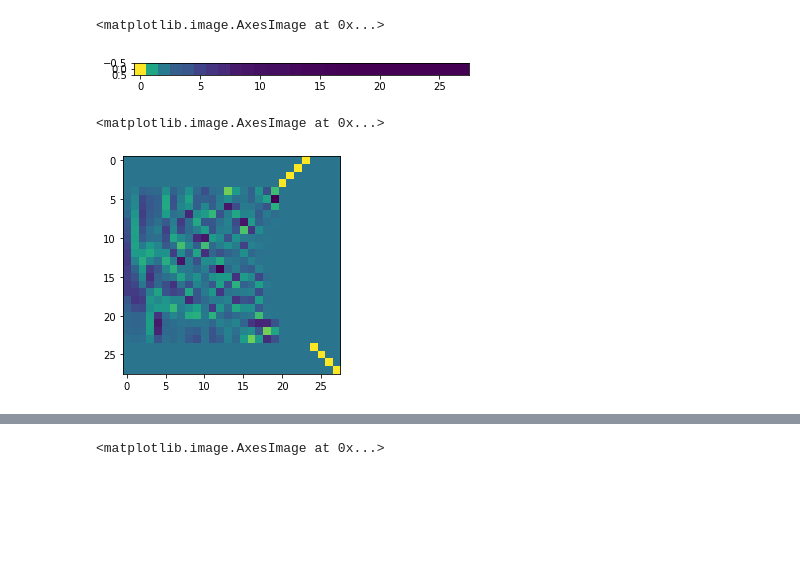
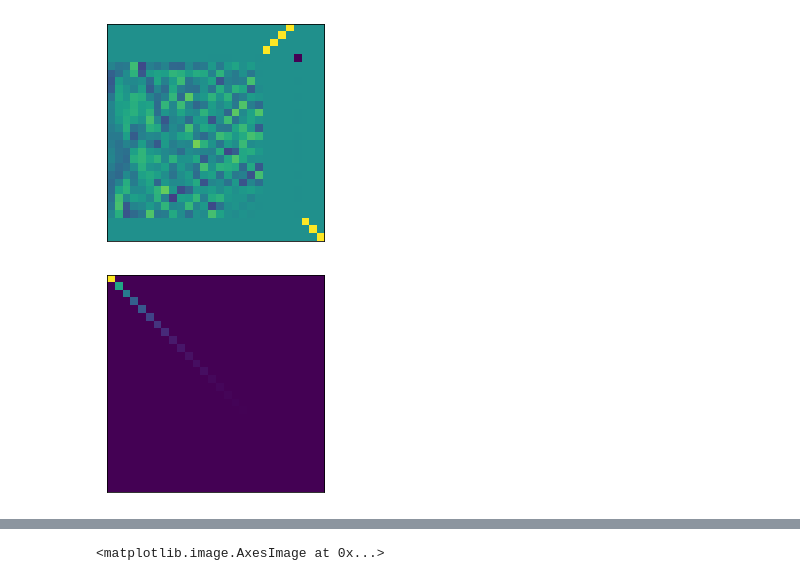
Before and after one commit to PsorTheDoctor/robotics, a Jupyter notebook: notebooks/singular_value_decomposition_image.ipynb, the cells around one changed output, grey strips where cells are left out. Saved outputs shown, nothing was run; the diff lists cells and outputs as text; code cells hidden in the pictures; blank space fills up the shorter version.

```diff
--- a/notebooks/singular_value_decomposition_image.ipynb
+++ b/notebooks/singular_value_decomposition_image.ipynb
@@ -22,10 +18,12 @@ plt.imshow(U, cmap='viridis')
-# %%
-plt.imshow(S.reshape((1, 28)), cmap='viridis')
-# %% [output]
-<matplotlib.image.AxesImage at 0x...>
-[figure, removed]
-# %%
-plt.imshow(VT.T, cmap='viridis')
-# %% [output]
-<matplotlib.image.AxesImage at 0x...>
-[figure, removed]
+# %%
+fig = plt.imshow(U, cmap='viridis')
+fig.axes.get_xaxis().set_visible(False)
+fig.axes.get_yaxis().set_visible(False)
+# %% [output]
+[figure, added]
+# %%
+fig = plt.imshow(np.diag(S), cmap='viridis')
+fig.axes.get_xaxis().set_visible(False)
+fig.axes.get_yaxis().set_visible(False)
+# %% [output]
+[figure, added]
```
Also changed, not shown: parts of 3 cells of this notebook.
